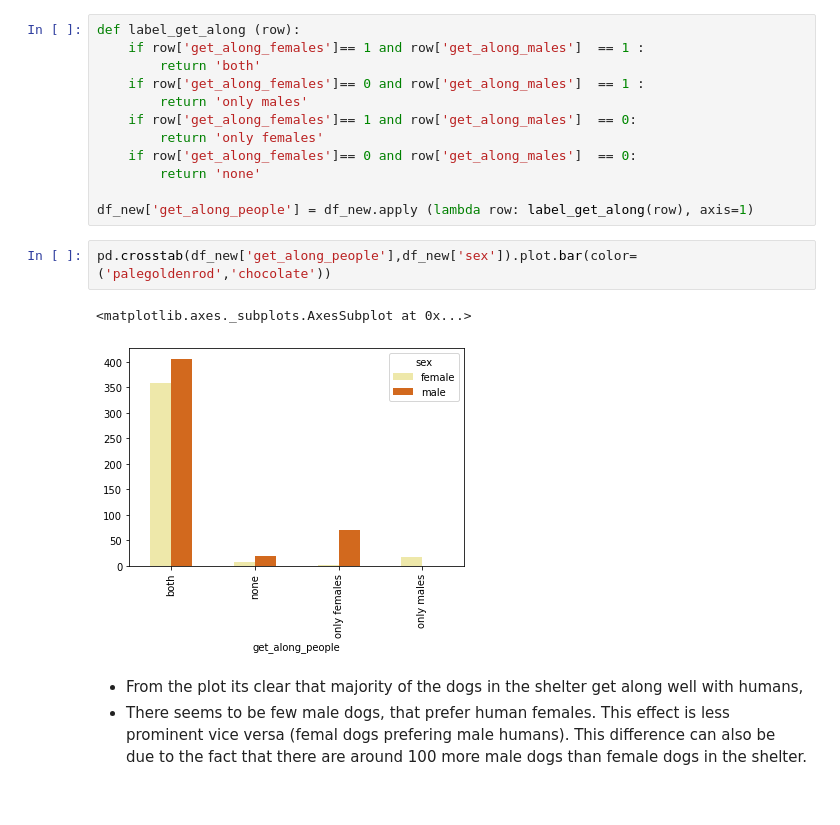
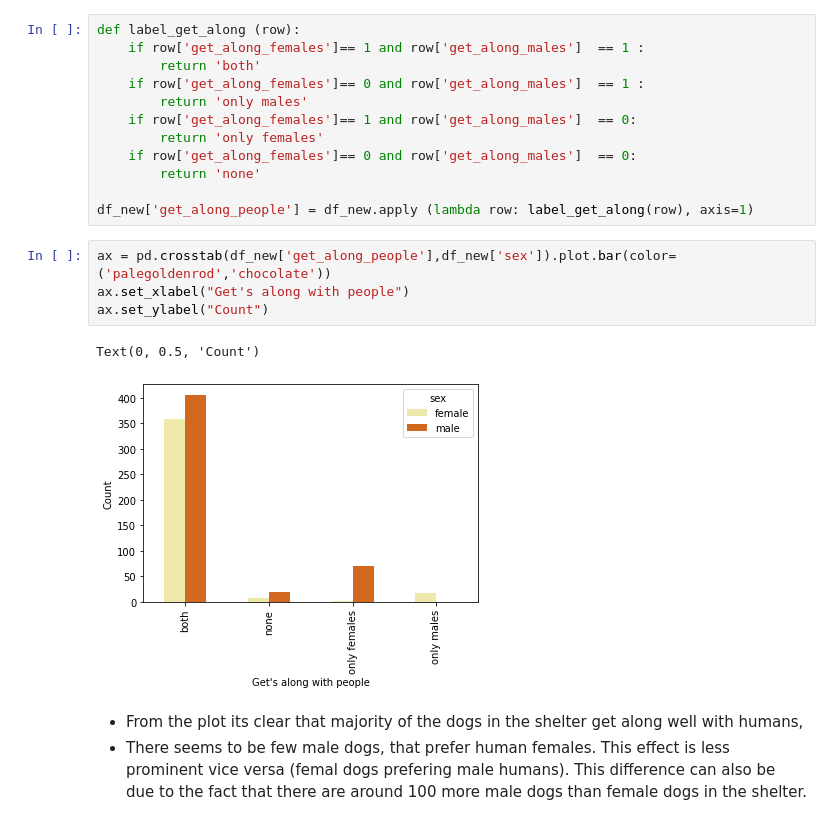
Before and after one commit to Quartz14/shelter_dogs_exploration, a Jupyter notebook: exploratory data analysis.ipynb, the cells around one changed output. Drawn from its saved outputs; the diff is of its cells as text.

Commit message:
Added plots, updated notebook

```diff
--- a/exploratory data analysis.ipynb
+++ b/exploratory data analysis.ipynb
@@ -178,10 +184,12 @@ def label_get_along (row):
 
 df_new['get_along_people'] = df_new.apply (lambda row: label_get_along(row), axis=1)
 # %%
-pd.crosstab(df_new['get_along_people'],df_new['sex']).plot.bar(color=('palegoldenrod','chocolate'))
+ax = pd.crosstab(df_new['get_along_people'],df_new['sex']).plot.bar(color=('palegoldenrod','chocolate'))
+ax.set_xlabel("Get's along with people")
+ax.set_ylabel("Count")
 # %% [output]
-<matplotlib.axes._subplots.AxesSubplot at 0x...>
+Text(0, 0.5, 'Count')
-[figure, old version]
+[figure, new version]
 # %% [markdown]
 * From the plot its clear that majority of the dogs in the shelter get along well with humans,
 * There seems to be few male dogs, that prefer human females. This effect is less prominent vice versa (femal dogs prefering male humans).
```
Also changed, not shown: parts of 6 cells of this notebook, 4 other files.
